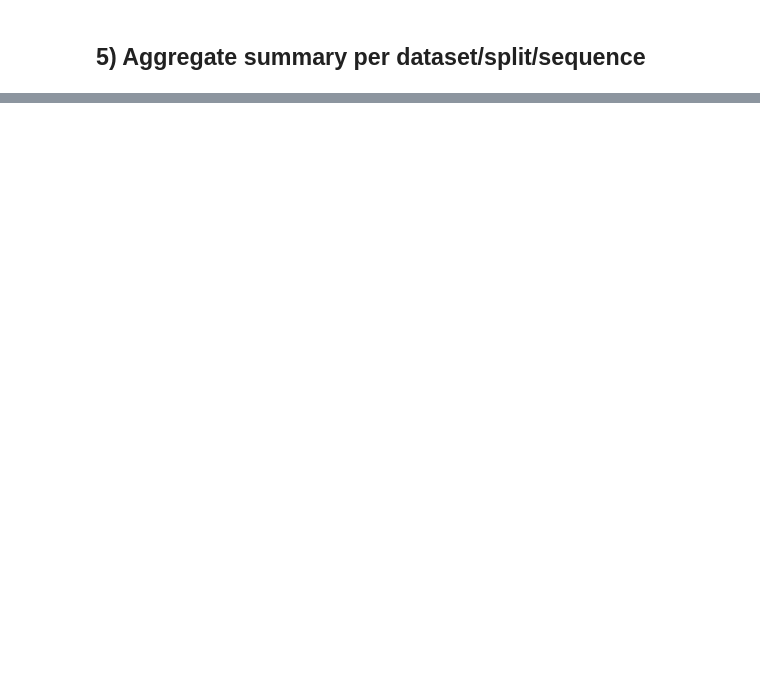
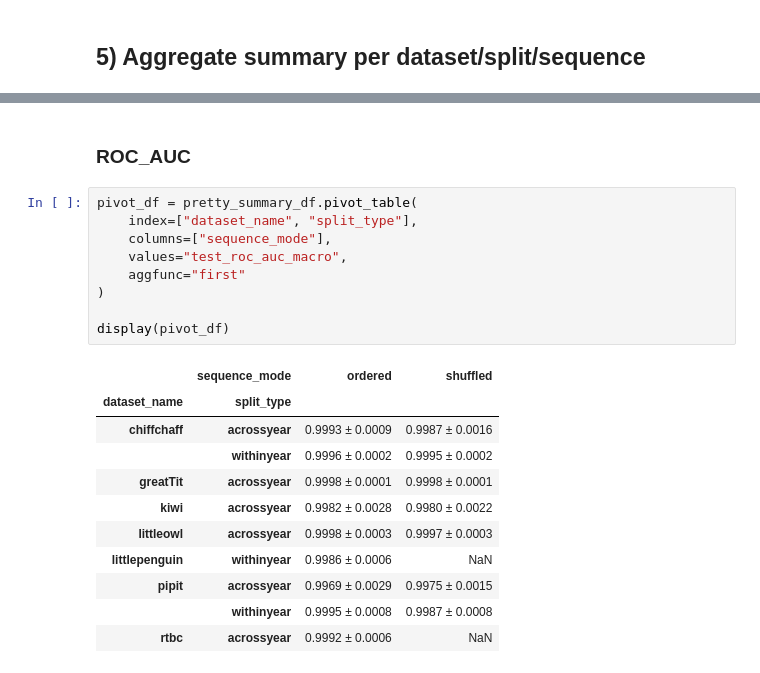
Before and after one commit to jongalon/embedding-to-individual-id, a Jupyter notebook: Notebooks/Summary metrics LSTM.ipynb, the cells around one changed output, grey strips where cells are left out. Saved outputs shown, nothing was run; the diff lists cells and outputs as text; blank space fills up the shorter version.

```diff
--- a/Notebooks/Summary metrics LSTM.ipynb
+++ b/Notebooks/Summary metrics LSTM.ipynb
@@ -265,0 +351,23 @@ Saved combined metrics to: /teamspace/studios/this_studio/Results/_combined/summ
+# %% [markdown]
+### ROC_AUC
+# %%
+pivot_df = pretty_summary_df.pivot_table(
+    index=["dataset_name", "split_type"],
+    columns=["sequence_mode"],
+    values="test_roc_auc_macro",
+    aggfunc="first"
+)
+
+display(pivot_df)
+# %% [output]
+|  | sequence_mode | ordered | shuffled |
+| dataset_name | split_type |  |  |
+| chiffchaff | acrossyear | 0.9993 ± 0.0009 | 0.9987 ± 0.0016 |
+|  | withinyear | 0.9996 ± 0.0002 | 0.9995 ± 0.0002 |
+| greatTit | acrossyear | 0.9998 ± 0.0001 | 0.9998 ± 0.0001 |
+| kiwi | acrossyear | 0.9982 ± 0.0028 | 0.9980 ± 0.0022 |
+| littleowl | acrossyear | 0.9998 ± 0.0003 | 0.9997 ± 0.0003 |
+| littlepenguin | withinyear | 0.9986 ± 0.0006 | NaN |
+| pipit | acrossyear | 0.9969 ± 0.0029 | 0.9975 ± 0.0015 |
+|  | withinyear | 0.9995 ± 0.0008 | 0.9987 ± 0.0008 |
+| rtbc | acrossyear | 0.9992 ± 0.0006 | NaN |
```
Also changed, not shown: parts of 17 cells of this notebook, 1 other file.
